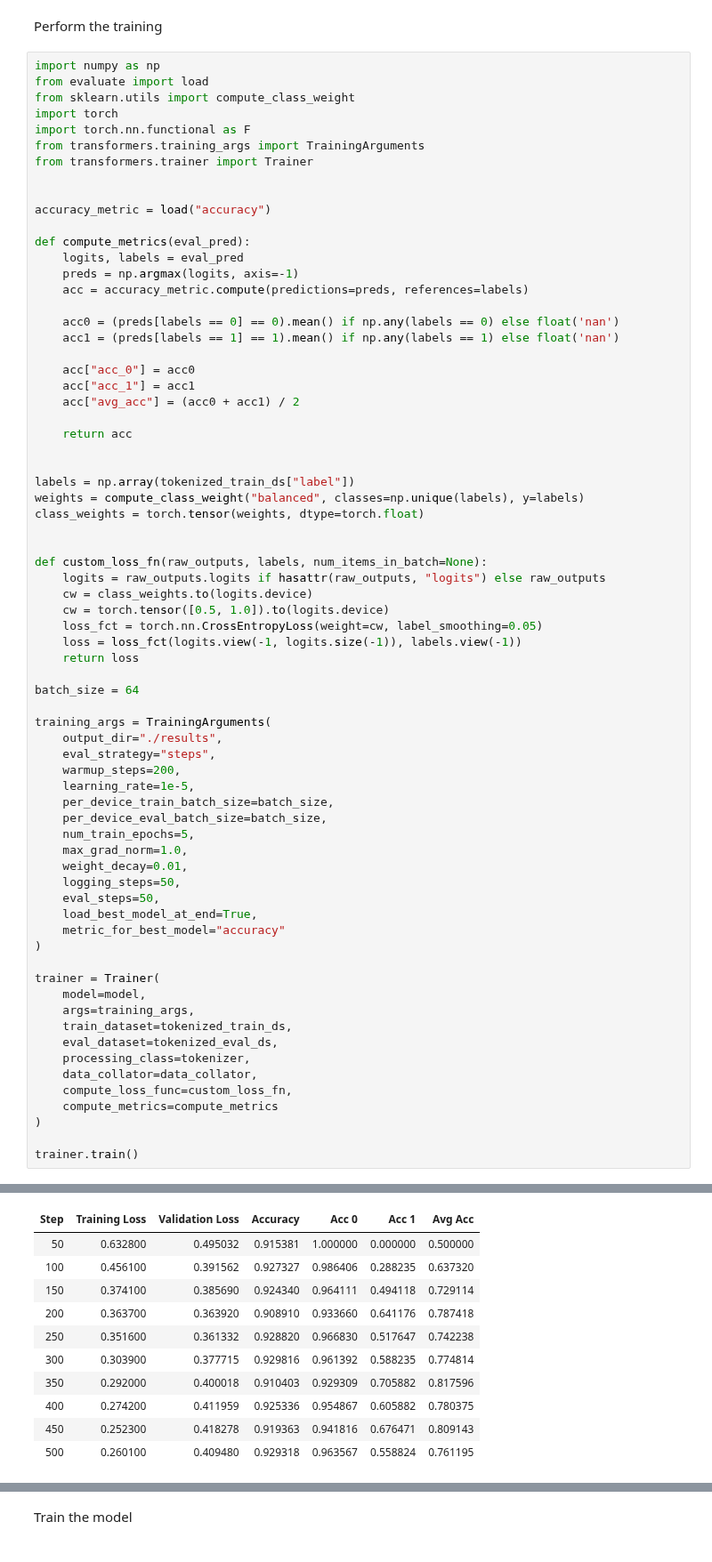
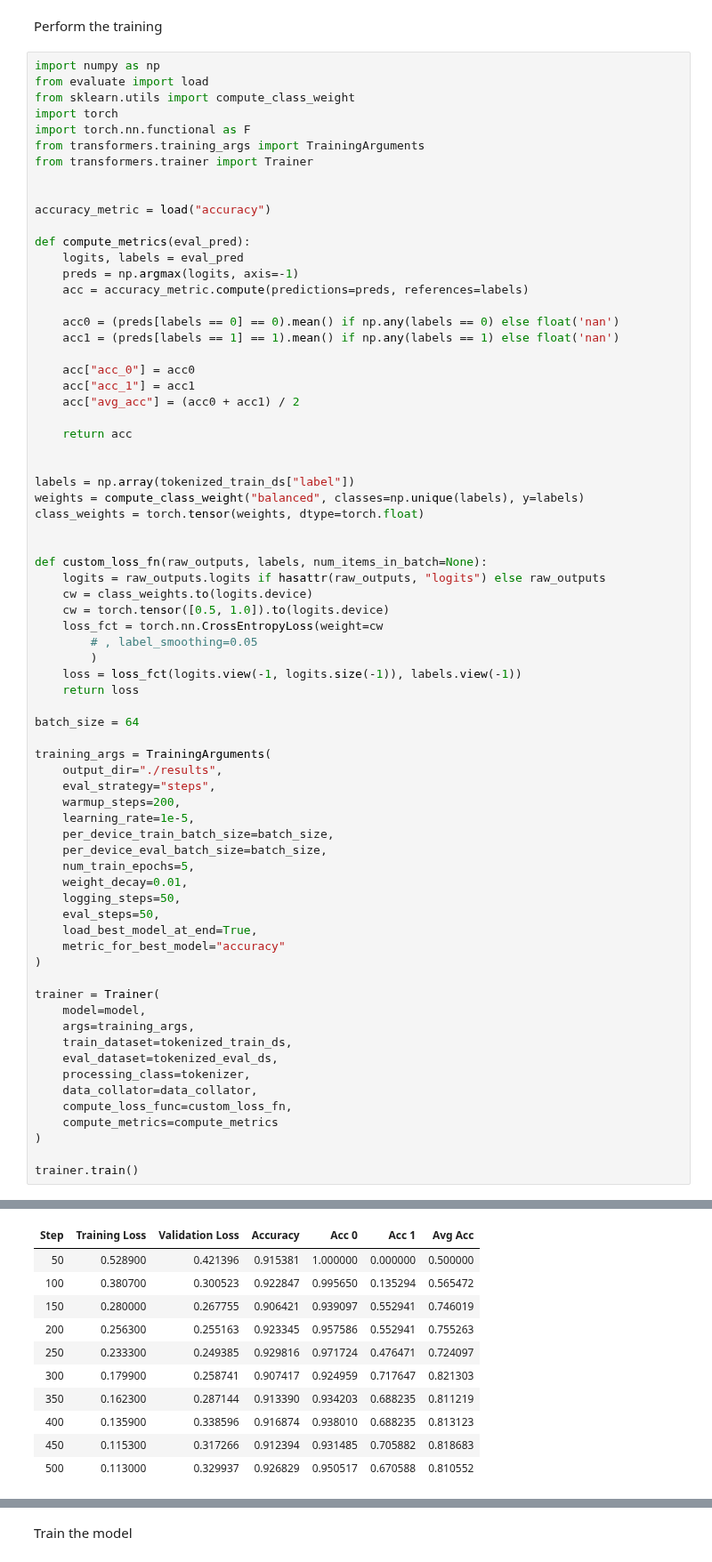
Before and after one commit to gamemeine/ssne, a Jupyter notebook: ex7/1.2-gs-bert.ipynb, the cells around one changed output, grey strips where cells are left out. Shown at 89% size. Saved outputs shown, nothing was run; the diff lists cells and outputs as text.

```diff
--- a/ex7/1.2-gs-bert.ipynb
+++ b/ex7/1.2-gs-bert.ipynb
@@ -125,7 +125,9 @@ def custom_loss_fn(raw_outputs, labels, num_items_in_batch=None):
     logits = raw_outputs.logits if hasattr(raw_outputs, "logits") else raw_outputs
     cw = class_weights.to(logits.device)
     cw = torch.tensor([0.5, 1.0]).to(logits.device)
-    loss_fct = torch.nn.CrossEntropyLoss(weight=cw, label_smoothing=0.05)
+    loss_fct = torch.nn.CrossEntropyLoss(weight=cw
+        # , label_smoothing=0.05
+        )
     loss = loss_fct(logits.view(-1, logits.size(-1)), labels.view(-1))
     return loss
 
@@ -139,7 +141,6 @@ training_args = TrainingArguments(
     per_device_train_batch_size=batch_size,
     per_device_eval_batch_size=batch_size,
     num_train_epochs=5,
-    max_grad_norm=1.0,
     weight_decay=0.01,
     logging_steps=50,
     eval_steps=50,
@@ -164,11 +165,11 @@ trainer.train()
 | Step | Training Loss | Validation Loss | Accuracy | Acc 0 | Acc 1 | Avg Acc |
-| 50 | 0.632800 | 0.495032 | 0.915381 | 1.000000 | 0.000000 | 0.500000 |
-| 100 | 0.456100 | 0.391562 | 0.927327 | 0.986406 | 0.288235 | 0.637320 |
-| 150 | 0.374100 | 0.385690 | 0.924340 | 0.964111 | 0.494118 | 0.729114 |
-| 200 | 0.363700 | 0.363920 | 0.908910 | 0.933660 | 0.641176 | 0.787418 |
-| 250 | 0.351600 | 0.361332 | 0.928820 | 0.966830 | 0.517647 | 0.742238 |
-| 300 | 0.303900 | 0.377715 | 0.929816 | 0.961392 | 0.588235 | 0.774814 |
-| 350 | 0.292000 | 0.400018 | 0.910403 | 0.929309 | 0.705882 | 0.817596 |
-| 400 | 0.274200 | 0.411959 | 0.925336 | 0.954867 | 0.605882 | 0.780375 |
-| 450 | 0.252300 | 0.418278 | 0.919363 | 0.941816 | 0.676471 | 0.809143 |
-| 500 | 0.260100 | 0.409480 | 0.929318 | 0.963567 | 0.558824 | 0.761195 |
+| 50 | 0.528900 | 0.421396 | 0.915381 | 1.000000 | 0.000000 | 0.500000 |
+| 100 | 0.380700 | 0.300523 | 0.922847 | 0.995650 | 0.135294 | 0.565472 |
+| 150 | 0.280000 | 0.267755 | 0.906421 | 0.939097 | 0.552941 | 0.746019 |
+| 200 | 0.256300 | 0.255163 | 0.923345 | 0.957586 | 0.552941 | 0.755263 |
+| 250 | 0.233300 | 0.249385 | 0.929816 | 0.971724 | 0.476471 | 0.724097 |
+| 300 | 0.179900 | 0.258741 | 0.907417 | 0.924959 | 0.717647 | 0.821303 |
+| 350 | 0.162300 | 0.287144 | 0.913390 | 0.934203 | 0.688235 | 0.811219 |
+| 400 | 0.135900 | 0.338596 | 0.916874 | 0.938010 | 0.688235 | 0.813123 |
+| 450 | 0.115300 | 0.317266 | 0.912394 | 0.931485 | 0.705882 | 0.818683 |
+| 500 | 0.113000 | 0.329937 | 0.926829 | 0.950517 | 0.670588 | 0.810552 |
```
Also changed, not shown: parts of 1 cell of this notebook, 1 other file.
